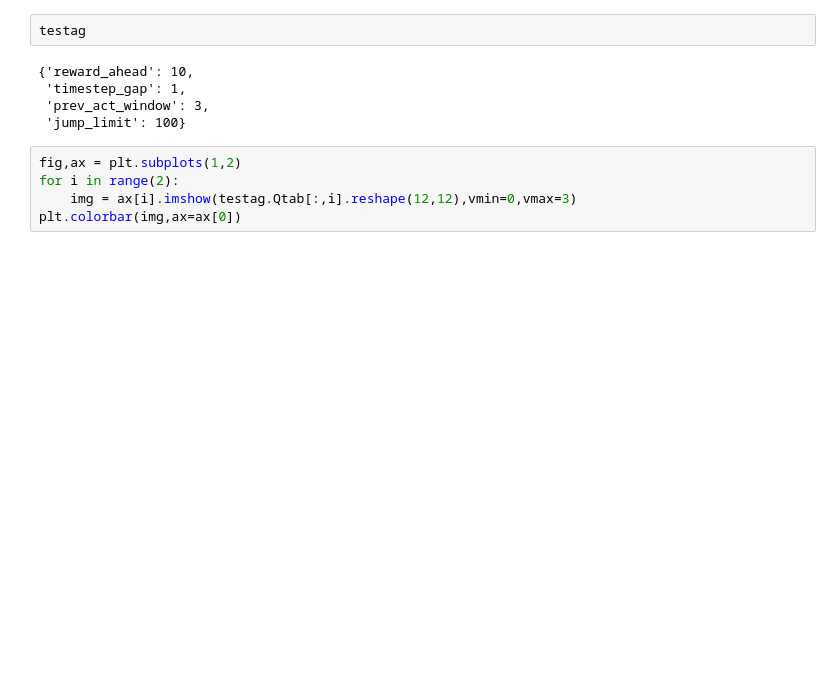
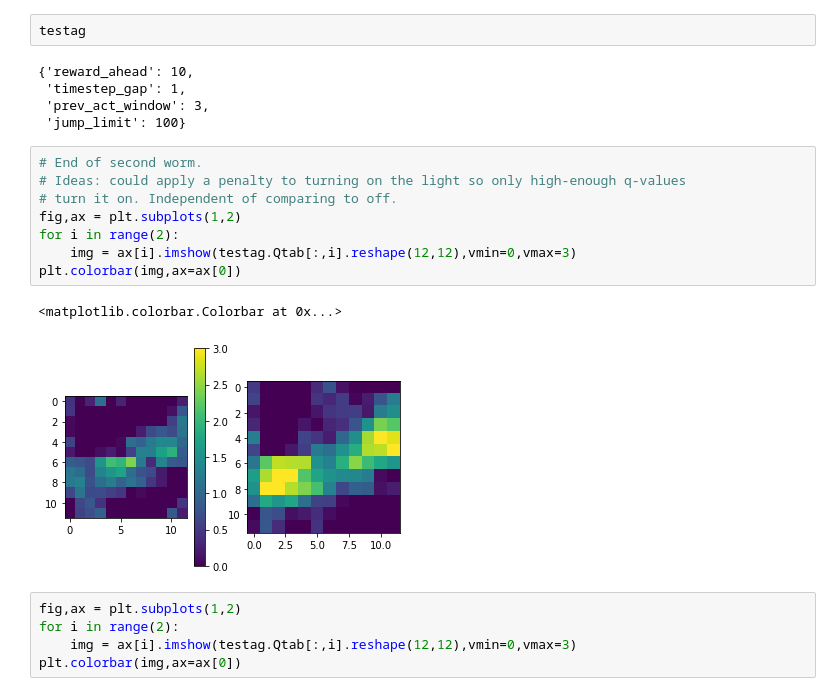
Before and after one commit to ccli3896/RLWorms, a Jupyter notebook: 12_01_dropoutmodel/checkingScript.ipynb, the cells around one changed output. Saved outputs shown, nothing was run; the diff lists cells and outputs as text; blank space fills up the shorter version.

```diff
--- a/12_01_dropoutmodel/checkingScript.ipynb
+++ b/12_01_dropoutmodel/checkingScript.ipynb
@@ -45,6 +45,17 @@ testag
  'timestep_gap': 1,
  'prev_act_window': 3,
  'jump_limit': 100}
+# %%
+# End of second worm.
+# Ideas: could apply a penalty to turning on the light so only high-enough q-values
+# turn it on. Independent of comparing to off.
+fig,ax = plt.subplots(1,2)
+for i in range(2):
+    img = ax[i].imshow(testag.Qtab[:,i].reshape(12,12),vmin=0,vmax=3)
+plt.colorbar(img,ax=ax[0])
+# %% [output]
+<matplotlib.colorbar.Colorbar at 0x...>
+[figure, added]
 # %%
 fig,ax = plt.subplots(1,2)
 for i in range(2):
```
Also changed, not shown: parts of 7 cells of this notebook, 22 other files.
